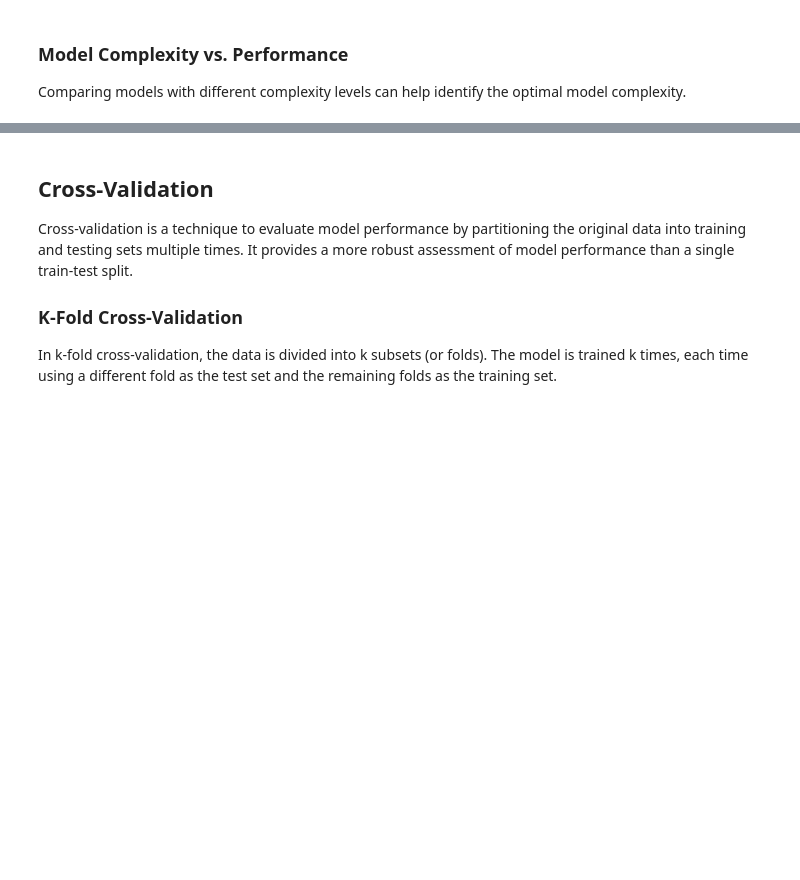
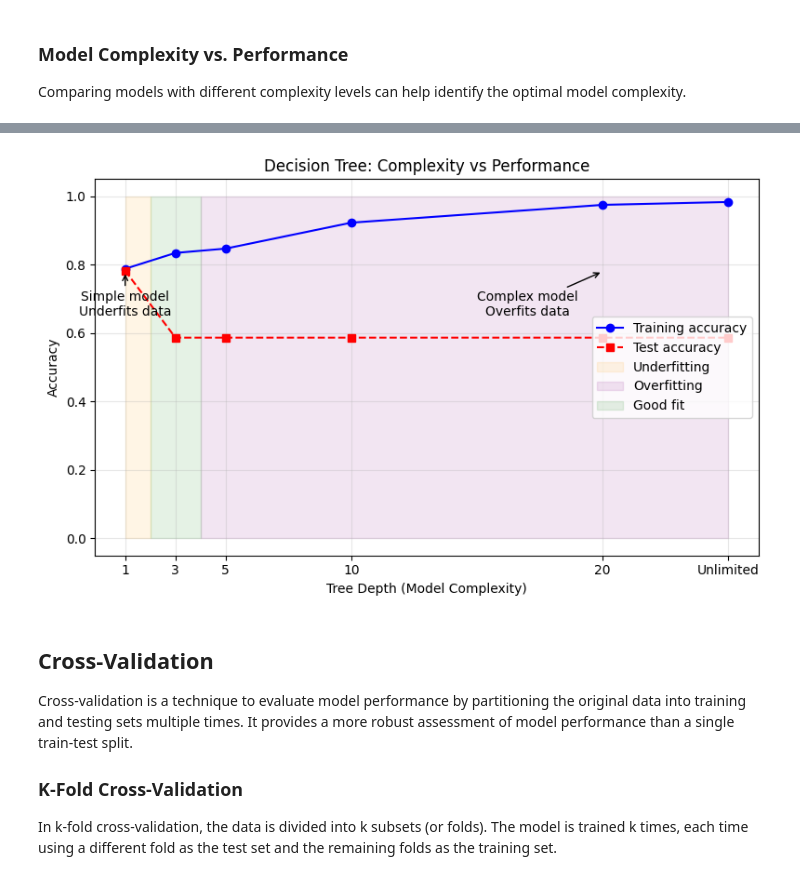
Before and after one commit to MAL-TO/Workshop-ML, a Jupyter notebook: lab2.ipynb, the cells around one changed output, grey strips where cells are left out. Saved outputs shown, nothing was run; the diff lists cells and outputs as text; code cells hidden in the pictures; blank space fills up the shorter version.

Commit message:
improving the model complexity vs performances

```diff
--- a/lab2.ipynb
+++ b/lab2.ipynb
@@ -1003,3 +962,43 @@ Max Depth: None (unlimited)
+# %%
+# Compare models with different complexity
+depths = [1, 3, 5, 10, 20, None]  # None means unlimited depth
+depth_labels = [str(d) if d else "Unlimited" for d in depths]
+plot_depths = [1, 3, 5, 10, 20, 25]  # For plotting (None → 25)
+
+train_scores, test_scores = [], []
+
+for depth in depths:
+    dt = DecisionTreeClassifier(max_depth=depth, random_state=42)
+    dt.fit(X_train_scaled, y_train)
+
+    train_scores.append(dt.score(X_train_scaled, y_train))
+    test_scores.append(dt.score(X_test, y_test))
+
+# Visualize results
+plt.figure(figsize=(8, 5))
+plt.plot(plot_depths, train_scores, 'o-', color='blue', label='Training accuracy')
+plt.plot(plot_depths, test_scores, 's--', color='red', label='Test accuracy')
+plt.fill_between([1, 2], 0, 1, alpha=0.1, color='orange', label='Underfitting')
+plt.fill_between([4, 25], 0, 1, alpha=0.1, color='purple', label='Overfitting')
+plt.fill_between([2, 4], 0, 1, alpha=0.1, color='green', label='Good fit')
+
+plt.xlabel('Tree Depth (Model Complexity)')
+plt.ylabel('Accuracy')
+plt.title('Decision Tree: Complexity vs Performance')
+plt.grid(True, alpha=0.3)
+plt.legend(loc='center right')
+plt.xticks(plot_depths, depth_labels)
+
+# Add annotations
+plt.annotate('Simple model\nUnderfits data', xy=(1, 0.78), xytext=(1, 0.65),
+             arrowprops=dict(arrowstyle='->'), ha='center')
+plt.annotate('Complex model\nOverfits data', xy=(20, 0.78), xytext=(17, 0.65),
+             arrowprops=dict(arrowstyle='->'), ha='center')
+
+plt.tight_layout()
+plt.show()
+# %% [output]
+[figure, added]
 # %% [markdown]
 ## Cross-Validation
 
```
Also changed, not shown: parts of 1 cell of this notebook.
